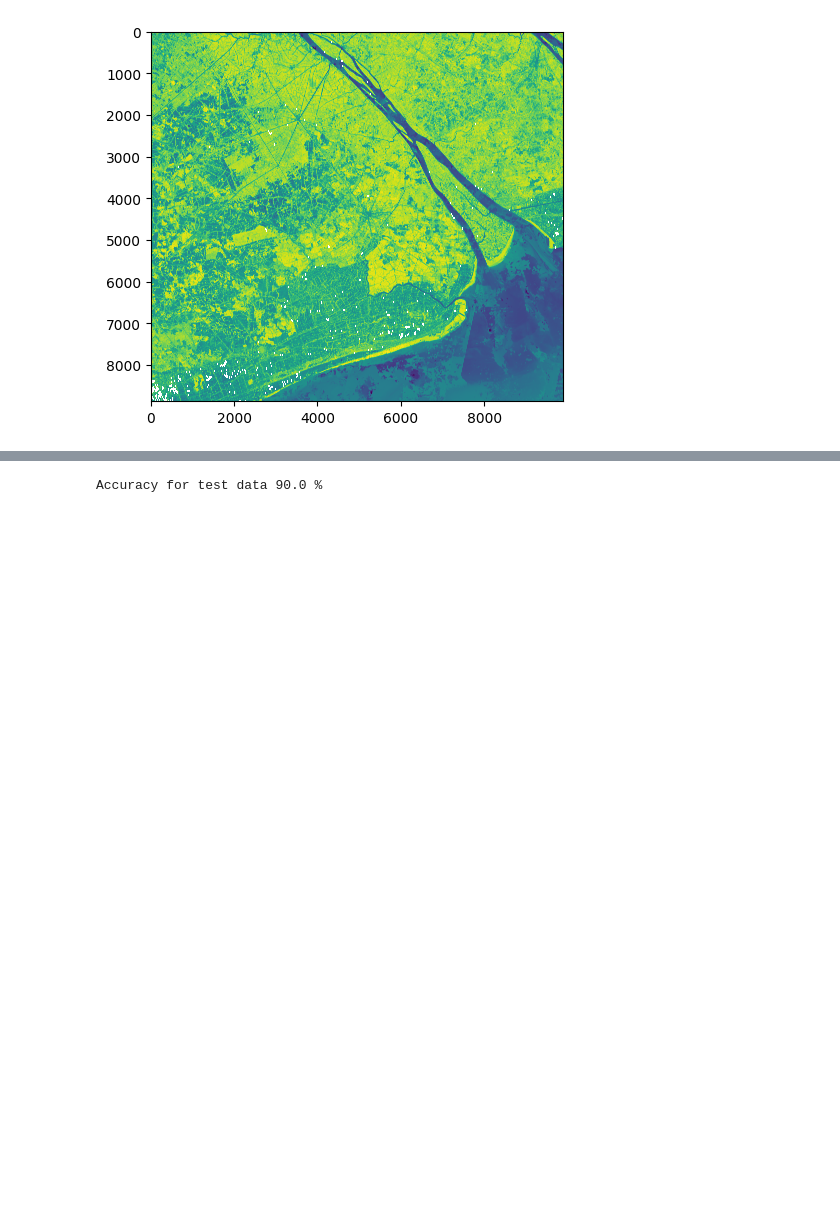
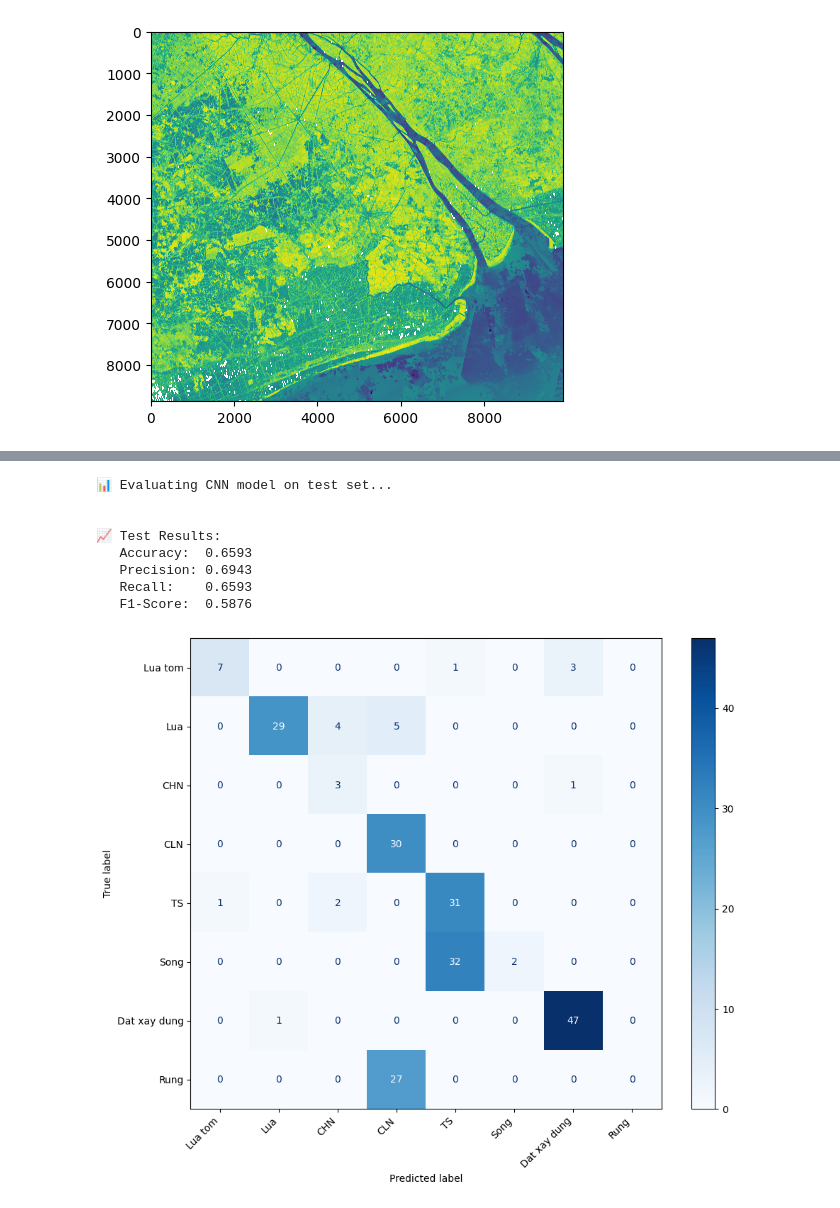
Before and after one commit to victorphan03/CSIROBoeingPhase5-Vietnam, a Jupyter notebook: 01.train_ODC_CNN.ipynb, the cells around one changed output, grey strips where cells are left out. Drawn from its saved outputs; the diff is of its cells as text; code cells hidden in the pictures; blank space fills up the shorter version.

```diff
--- a/01.train_ODC_CNN.ipynb
+++ b/01.train_ODC_CNN.ipynb
@@ -345,19 +382,35 @@ Accuracy: 89.0 %
 # %%
 %%time
 # Evaluate on test data
 print("📊 Evaluating CNN model on test set...\n")
+
+# --- SỬA LỖI ---
+# Sử dụng y_test_np (đã được tạo ở cell trước) thay vì y_test.values
 results = trainer.evaluate(X_test_cnn, y_test_np)
+# ---------------
 
 # Plot confusion matrix
 from sklearn.metrics import ConfusionMatrixDisplay
 import matplotlib.pyplot as plt
 
+# (Đảm bảo 'label_mapping' đã được định nghĩa ở các cell trên)
 class_names = list(label_mapping.keys())
 disp = ConfusionMatrixDisplay(confusion_matrix=results['confusion_matrix'],
-                               display_labels=class_names)
-disp.plot(figsize=(10, 8), cmap='Blues')
+                              display_labels=class_names)
+
+fig, ax = plt.subplots(figsize=(10, 8)) # Tạo fig và ax
+disp.plot(ax=ax, cmap='Blues') # Vẽ vào ax đã tạo
+
 plt.xticks(rotation=45, ha='right')
 plt.tight_layout()
 plt.show()
 # %% [output]
-Accuracy for test data 90.0 %
+📊 Evaluating CNN model on test set...
+
+
+📈 Test Results:
+   Accuracy:  0.6593
+   Precision: 0.6943
+   Recall:    0.6593
+   F1-Score:  0.5876
+[figure, added]
```
Also changed, not shown: parts of 10 cells of this notebook, 1 other file.
